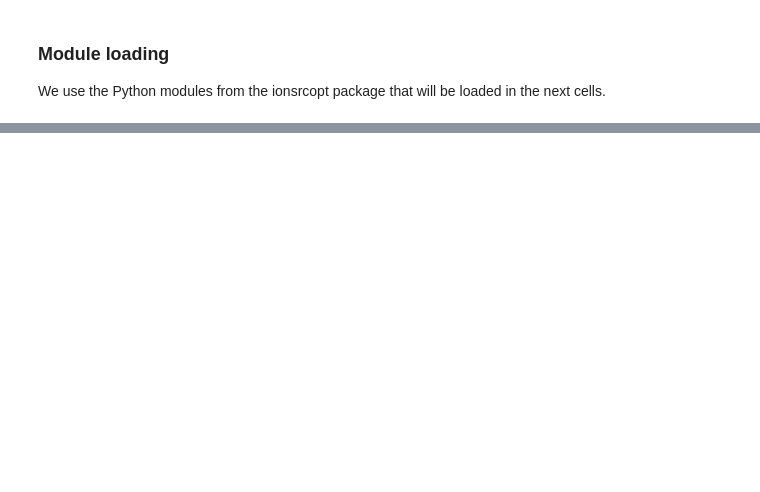
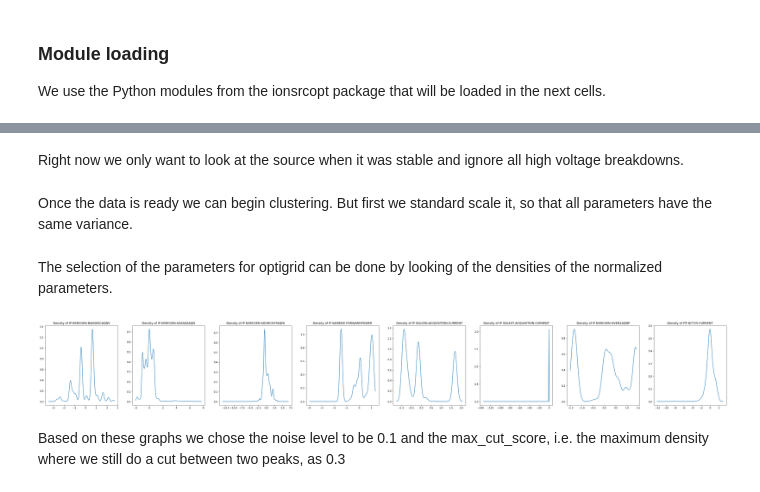
Before and after one commit to mexxexx/ionsrcopt, a Jupyter notebook: Clustering/Optigrid_Clustering.ipynb, the cells around one changed output, grey strips where cells are left out. Drawn from its saved outputs; the diff is of its cells as text; code cells hidden in the pictures; blank space fills up the shorter version.

```diff
--- a/Clustering/Optigrid_Clustering.ipynb
+++ b/Clustering/Optigrid_Clustering.ipynb
@@ -298,0 +330,51 @@ def describe_clusters(df, columns):
+# %% [markdown]
+Right now we only want to look at the source when it was stable and ignore all high voltage breakdowns.
+# %%
+source_stable = df_total['source_stable'] == 1
+no_voltage_breakdown = df_total['is_breakdown'] == 0
+
+df = df_total[source_stable & no_voltage_breakdown].copy()
+# %% [markdown]
+Once the data is ready we can begin clustering. But first we standard scale it, so that all parameters have the same variance.
+# %%
+from sklearn import preprocessing
+data = df[parameters].values
+scaler = preprocessing.StandardScaler().fit(data)
+data = scaler.transform(data)
+# %% [markdown]
+The selection of the parameters for optigrid can be done by looking of the densities of the normalized parameters.
+# %%
+import matplotlib.pyplot as plt
+plt.rcParams["figure.figsize"] = (50,6)
+
+def plot_cluster(data, cluster_indices, parameters, parameter_ranges, median, resolution, bandwidth, percentage_of_values, num_kde_samples):
+    if isinstance(bandwidth, float):
+        bandwidth = [bandwidth for i in range(len(parameters))]
+
+    fig = plt.figure()
+
+    for i, parameter in enumerate(parameters):
+        grid, kde = estimate_distribution(data, cluster_indices, i, resolution, bandwidth=bandwidth[i], percentage_of_values=percentage_of_values, num_kde_samples=num_kde_samples)
+        ax = plt.subplot('1{}{}'.format(len(parameters), i+1))
+        ax.set_title("Density of {}".format(parameter))
+        if parameter_ranges:
+            ax.set_xlim(*parameter_ranges[i])
+            #ax.set_ylim(*parameter_ranges[i][1])
+
+        if median is not None:
+            ax.axvline(x=median[i], color='red')
+
+        ax.plot(grid, kde)
+
+    plt.show()
+# %%
+cluster_indices = np.array(range(0, len(data)))
+resolution = 200
+bandwidth = 0.1
+num_kde_samples = 40000
+
+plot_cluster(data, cluster_indices, parameters, parameter_ranges=None, median=None, resolution=resolution, bandwidth=bandwidth, percentage_of_values=1, num_kde_samples=num_kde_samples)
+# %% [output]
+[figure, added]
+# %% [markdown]
+Based on these graphs we chose the noise level to be 0.1 and the max_cut_score, i.e. the maximum density where we still do a cut between two peaks, as 0.3
```
Also changed, not shown: parts of 11 cells of this notebook, 3 other files.
